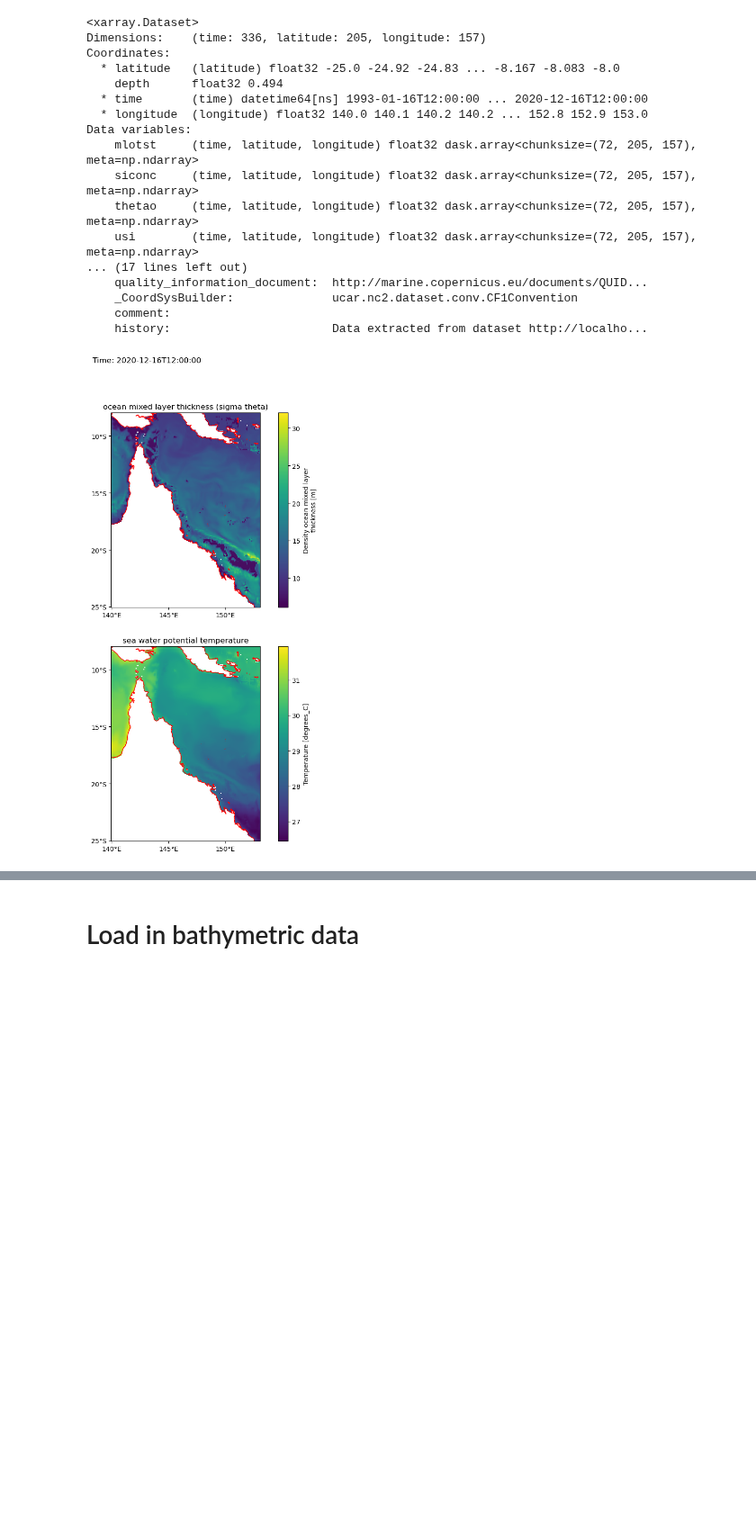
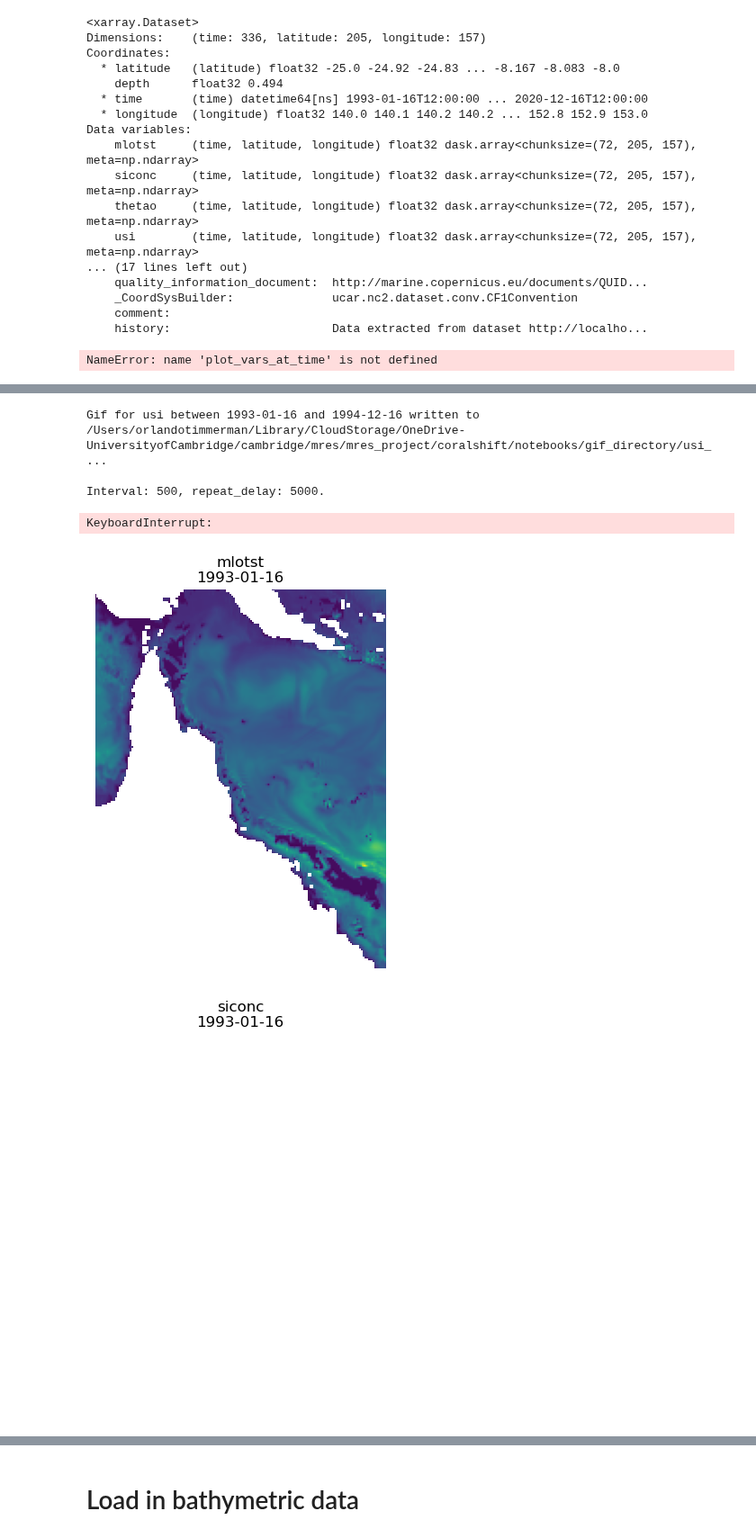
Before and after one commit to orlando-code/coralshift, a Jupyter notebook: notebooks/reef_baseline.ipynb, the cells around one changed output, grey strips where cells are left out. Shown at 90% size. Saved outputs shown, nothing was run; the diff lists cells and outputs as text; code cells hidden in the pictures; blank space fills up the shorter version.

```diff
--- a/notebooks/reef_baseline.ipynb
+++ b/notebooks/reef_baseline.ipynb
@@ -195,6 +197,9 @@ var_dict = {"mlotst": "ocean mixed layer thickness (sigma theta)", "siconc": "se
     "usi": "eastward sea ice velocity", "vo": "northward sea water velocity", "uo": "eastward sea water velocity",
     "so": "sea water salinity", "zos": "sea surface height above geoid"}
 # %%
-spatial_plots.plot_vars_at_time(gor_monthly[["mlotst", "thetao"]], variable_dict=var_dict)
+plot_vars_at_time(gor_monthly[["mlotst", "thetao"]], variable_dict=var_dict)
 # %% [output]
-[figure, removed]
+NameError: name 'plot_vars_at_time' is not defined
+# %%
+spatial_plots.generate_like_variable_timeseries_gifs(gor_monthly.isel(time=slice(None, 24)))
+# %% [output]
@@ -200,0 +215,6 @@ spatial_plots.plot_vars_at_time(gor_monthly[["mlotst", "thetao"]], variable_dict
+Gif for usi between 1993-01-16 and 1994-12-16 written to /Users/orlandotimmerman/Library/CloudStorage/OneDrive-UniversityofCambridge/cambridge/mres/mres_project/coralshift/notebooks/gif_directory/usi_ ...
+
+Interval: 500, repeat_delay: 5000.
+KeyboardInterrupt:
+[figure, added]
+[figure, added]
```
Also changed, not shown: parts of 89 cells of this notebook.
